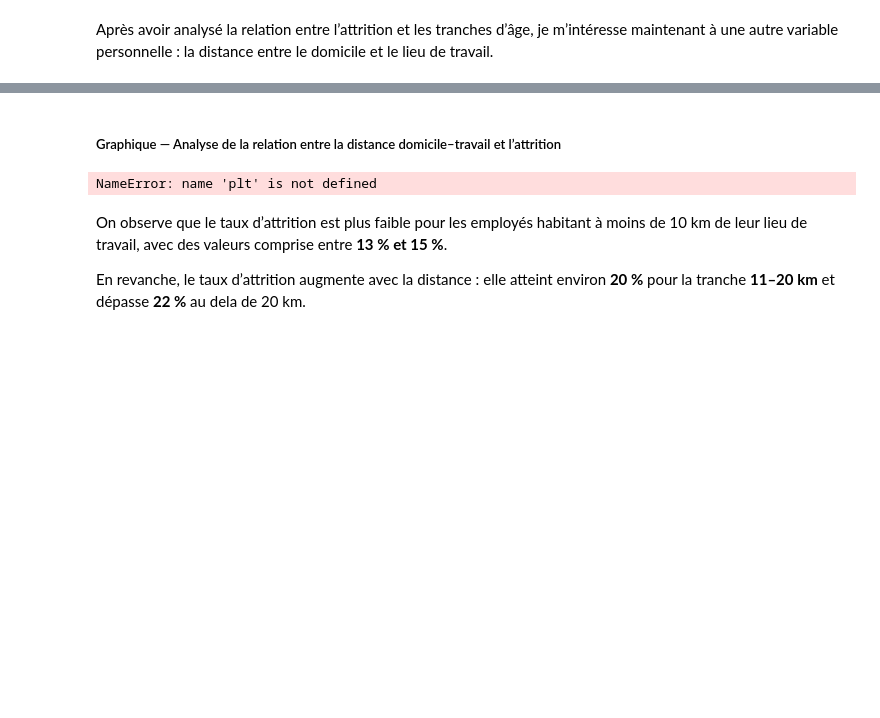
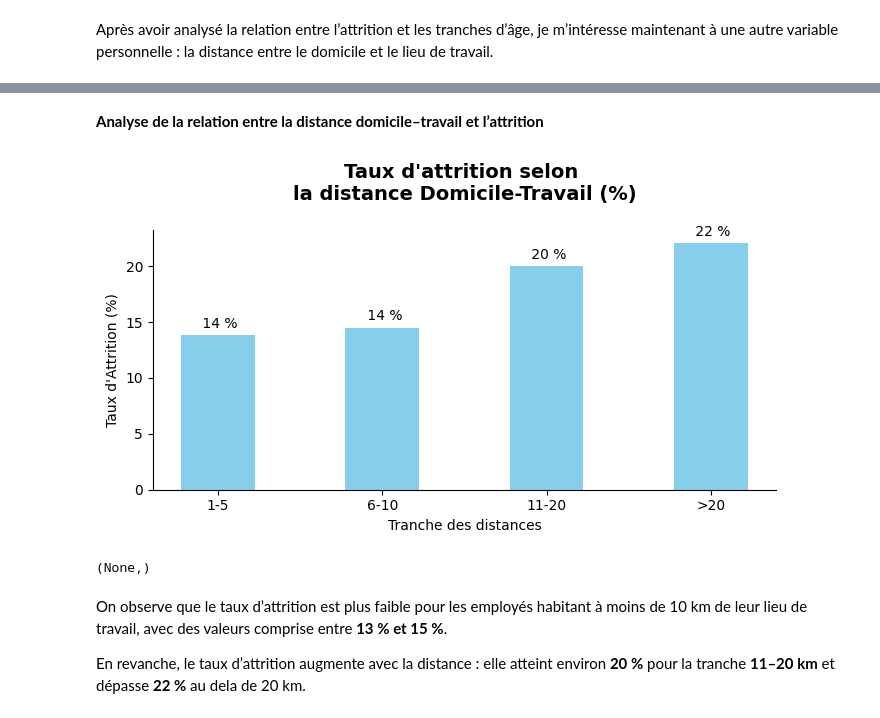
Before and after one commit to Kemuri15/employee-attrition-analysis, a Jupyter notebook: notebooks/03_axe_1_conditions_personnelle.ipynb, the cells around one changed output, grey strips where cells are left out. Drawn from its saved outputs; the diff is of its cells as text; code cells hidden in the pictures; blank space fills up the shorter version.

```diff
--- a/notebooks/03_axe_1_conditions_personnelle.ipynb
+++ b/notebooks/03_axe_1_conditions_personnelle.ipynb
@@ -669,0 +617,7 @@ pivot_distance_attrition
+# %%
+# Tableau de proportion
+distanceFromHome_attrition = df_conditions_personnelles[["Tranche_Distance", "Attrition"]]
+
+## pivot : ligne = distance domicile-travail, colonne= attrition, valeur =pourcentage
+pivot_distanceFromHome_attrition = pivot_percent(distanceFromHome_attrition, "Tranche_Distance","Attrition")
+pivot_distanceFromHome_attrition
@@ -670,31 +631,32 @@ pivot_distance_attrition
 # %% [markdown]
-##### Graphique — Analyse de la relation entre la distance domicile–travail et l’attrition
+**Analyse de la relation entre la distance domicile–travail et l’attrition**
 # %%
-fig, ax = plt.subplots(figsize=(7,5))
+fig, ax = plt.subplots(figsize=(7,4))
 
 ax.spines['top'].set_visible(False)
 ax.spines["right"].set_visible(False)
 
 # Donnée
-x = np.arange(len(pivot_distance_attrition.index))
-y = pivot_distance_attrition['Yes']
+x = np.arange(len(pivot_distanceFromHome_attrition.index))
+y = pivot_distanceFromHome_attrition['Yes']
 
 # Barplot
 bars = ax.bar(x, y, color="Skyblue", width=0.45)
 
 # Pourcentage affiché
 ax.bar_label(bars, labels=[f'{v : .0F} %'for v in y], padding=3)
 
 # axes et labels
 ax.set_xticks(x)
-ax.set_xticklabels(pivot_distance_attrition.index)
+ax.set_xticklabels(pivot_distanceFromHome_attrition.index)
 ax.set_xlabel("Tranche des distances")
 ax.set_ylabel("Taux d'Attrition (%)")
-ax.set_title("Taux d'Attrition selon la\n distance Domicile-Travail", fontweight="bold", fontsize=14)
+ax.set_title("Taux d'attrition selon \nla distance Domicile-Travail (%)\n", fontweight="bold", fontsize=14)
 fig.tight_layout()
 plt.show(),
 # %% [output]
+[figure, added]
-NameError: name 'plt' is not defined
+(None,)
 # %% [markdown]
 On observe que le taux d’attrition est plus faible pour les employés habitant à moins de 10 km de leur lieu de travail, avec des valeurs comprise entre **13 % et 15 %**.
 
```
Also changed, not shown: parts of 30 cells of this notebook, 4 other files.
